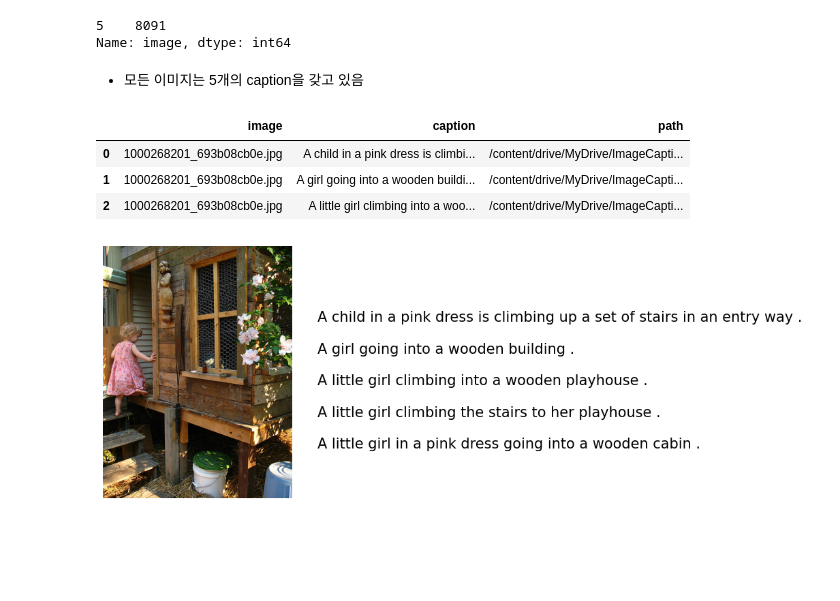
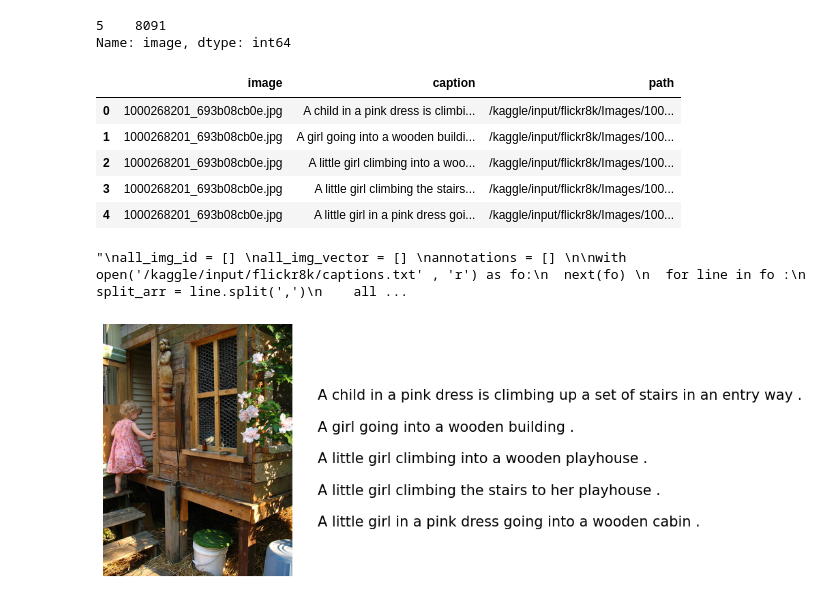
Before and after one commit to MinsooKwak/image_caption, a Jupyter notebook: image_caption_with_attention.ipynb, the cells around one changed output. Saved outputs shown, nothing was run; the diff lists cells and outputs as text; code cells hidden in the pictures; blank space fills up the shorter version.

```diff
--- a/image_caption_with_attention.ipynb
+++ b/image_caption_with_attention.ipynb
@@ -123,0 +111,6 @@ df
+# %%
+#text_file = '/content/captions.txt' # colab
+text_file = '/kaggle/input/flickr8k/captions.txt'   # kaggle notebook
+
+df = pd.read_csv(text_file)
+df.head()
@@ -144,17 +144,39 @@ df2.image.value_counts()
 # %% [output]
 5    8091
 Name: image, dtype: int64
-# %% [markdown]
-- 모든 이미지는 5개의 caption을 갖고 있음
 # %%
-img_path = '/content/drive/MyDrive/ImageCaption/Data/flickr8k/images/'
-df['path'] = img_path+df['image']
-df.head(3)
+#img_path = '/content/drive/MyDrive/images/' # colab
+img_path = '/kaggle/input/flickr8k/Images/' # kaggle notebook
+
+df['path'] = img_path + df['image']
+df.shape
+df.head()
 # %% [output]
 |  | image | caption | path |
-| 0 | 1000268201_693b08cb0e.jpg | A child in a pink dress is climbi... | /content/drive/MyDrive/ImageCapti... |
-| 1 | 1000268201_693b08cb0e.jpg | A girl going into a wooden buildi... | /content/drive/MyDrive/ImageCapti... |
-| 2 | 1000268201_693b08cb0e.jpg | A little girl climbing into a woo... | /content/drive/MyDrive/ImageCapti... |
+| 0 | 1000268201_693b08cb0e.jpg | A child in a pink dress is climbi... | /kaggle/input/flickr8k/Images/100... |
+| 1 | 1000268201_693b08cb0e.jpg | A girl going into a wooden buildi... | /kaggle/input/flickr8k/Images/100... |
+| 2 | 1000268201_693b08cb0e.jpg | A little girl climbing into a woo... | /kaggle/input/flickr8k/Images/100... |
+| 3 | 1000268201_693b08cb0e.jpg | A little girl climbing the stairs... | /kaggle/input/flickr8k/Images/100... |
+| 4 | 1000268201_693b08cb0e.jpg | A little girl in a pink dress goi... | /kaggle/input/flickr8k/Images/100... |
+# %%
+'''
+all_img_id = []
+all_img_vector = []
+annotations = []
+
+with open('/kaggle/input/flickr8k/captions.txt' , 'r') as fo:
+  next(fo)
+  for line in fo :
+    split_arr = line.split(',')
+    all_img_id.append(split_arr[0])
+    annotations.append(split_arr[1].rstrip('\n.')) #removing out the \n.
+    all_img_vector.append(img_path+split_arr[0])
+
+df = pd.DataFrame(list(zip(all_img_id, all_img_vector,annotations)),columns =['ID','Path', 'Captions'])
+df
+'''
+# %% [output]
+"\nall_img_id = [] \nall_img_vector = [] \nannotations = [] \n\nwith open('/kaggle/input/flickr8k/captions.txt' , 'r') as fo:\n  next(fo) \n  for line in fo :\n    split_arr = line.split(',')\n    all ...
 # %%
 def caption_with_img(image_id, frame):
   capt = ('\n'*2).join(frame[frame['image'] == image_id].caption.to_list())
```
Also changed, not shown: parts of 126 cells of this notebook.
